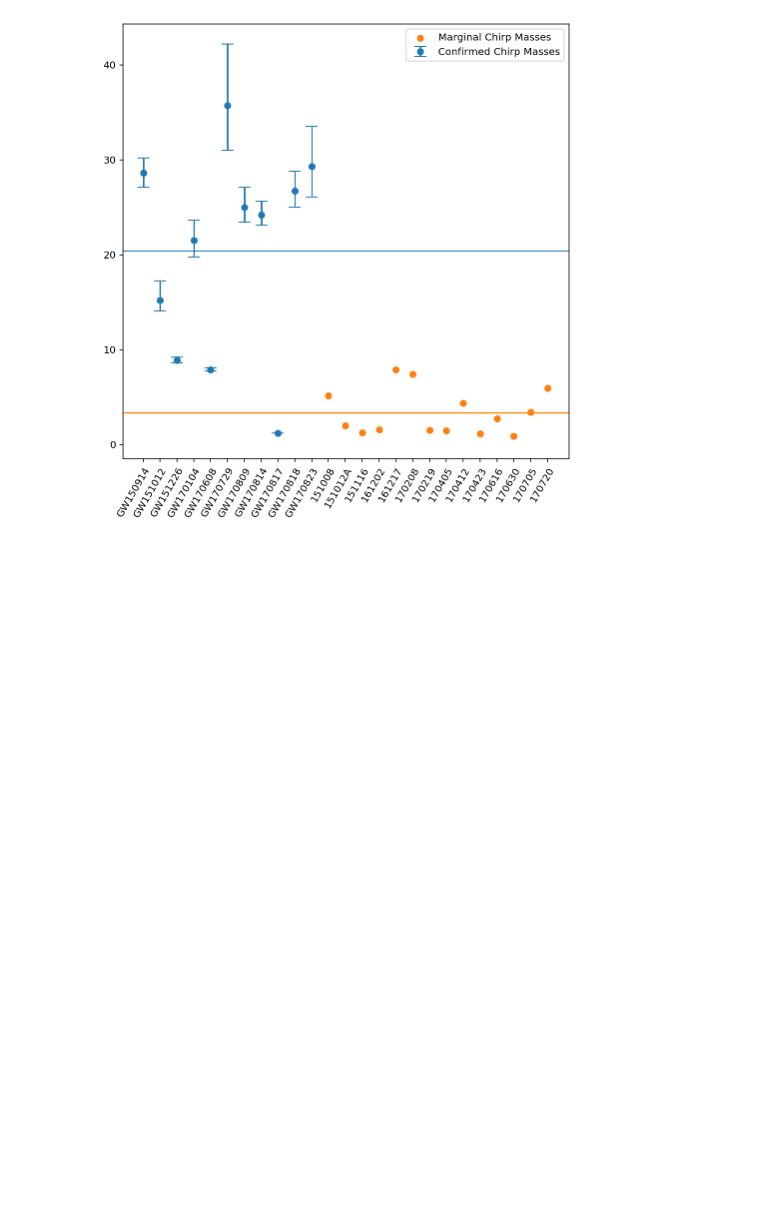
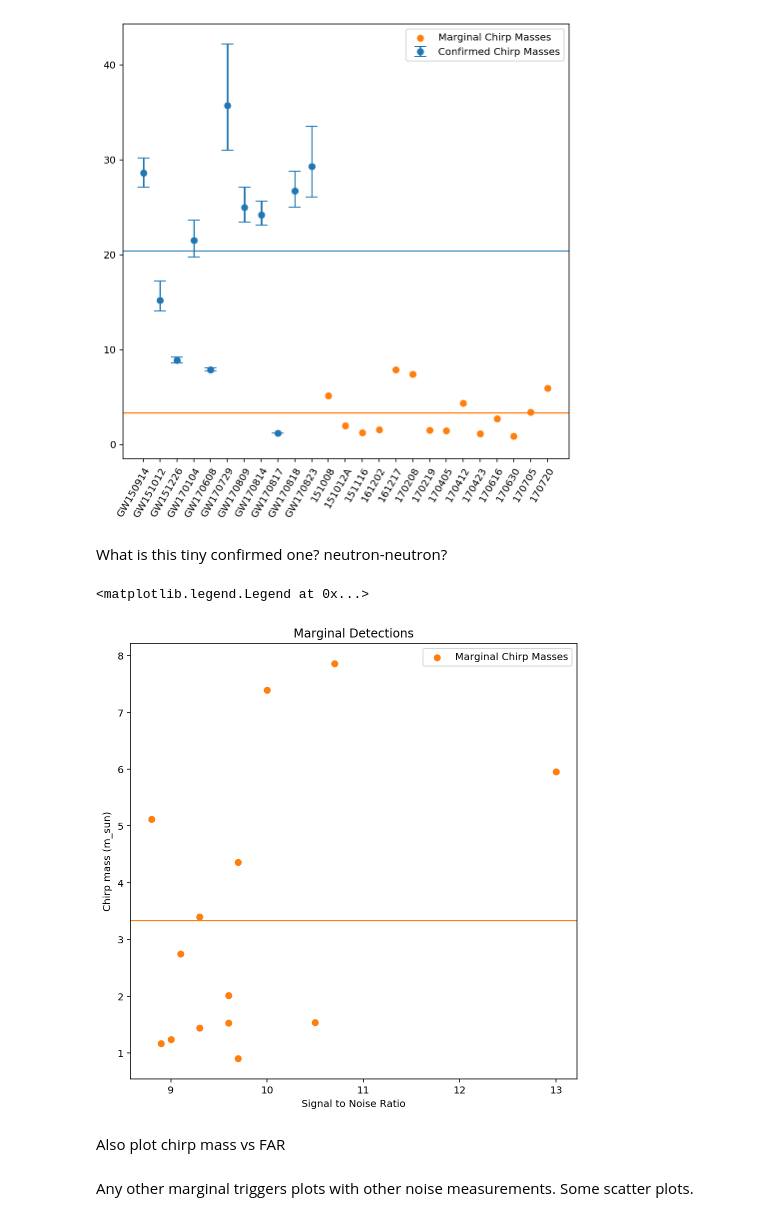
Before and after one commit to charlotteolsen/astrostats_GWproject, a Jupyter notebook: GW_project_massplots.ipynb, the cells around one changed output. Cells and saved outputs as stored; diff of their text form; code cells hidden in the pictures; blank space fills up the shorter version.

```diff
--- a/GW_project_massplots.ipynb
+++ b/GW_project_massplots.ipynb
@@ -268,11 +285,20 @@ Index(['Event', 'GPS Time (s)', 'FAR (yr^-1)', 'Pipeline', 'Network SNR',
 # %%
 mg = csv_marginals['Detector Frame Chirp Mass (M_sun)']
 mg_events = csv_marginals['Event']
+mg_SNRlist = csv_marginals['Network SNR']
 
 mg_mass = []
 for i in range(len(mg.values)):
     mass = mg.values[i]
     mg_mass.append(mass)
+
+print(mg_mass)
+mg_ave = np.mean(mg_mass)
+
+mg_snr = []
+for i in range(len(mg_SNRlist.values)):
+    snr = mg_SNRlist.values[i]
+    mg_snr.append(snr)
 
 print(mg_mass)
 mg_ave = np.mean(mg_mass)
@@ -310,3 +337,28 @@ plt.setp(ax.get_xticklabels(), rotation=60, ha="right",
          rotation_mode="anchor");
 # %% [output]
 [figure]
+# %% [markdown]
+What is this tiny confirmed one? neutron-neutron?
+# %%
+fig, ax = plt.subplots(figsize = (8,8))
+#ax.errorbar(eventlist,c_mass, yerr = (c_dnerr,c_uperr), label = 'Confirmed Chirp Masses',
+#            linestyle = '', capsize = 6, marker = 'o')
+ax.scatter(mg_snr,mg_mass, label = 'Marginal Chirp Masses', marker = 'o', color = 'C1')
+
+#ax.axhline(c_ave, color = 'C0')
+ax.axhline(mg_ave, color = 'C1')
+
+plt.xlabel('Signal to Noise Ratio')
+plt.ylabel('Chirp mass (m_sun)')
+plt.title('Marginal Detections')
+
+
+
+ax.legend()
+# %% [output]
+<matplotlib.legend.Legend at 0x...>
+[figure, added]
+# %% [markdown]
+Also plot chirp mass vs FAR
+# %% [markdown]
+Any other marginal triggers plots with other noise measurements.  Some scatter plots.
```
Also changed, not shown: parts of 6 cells of this notebook.
